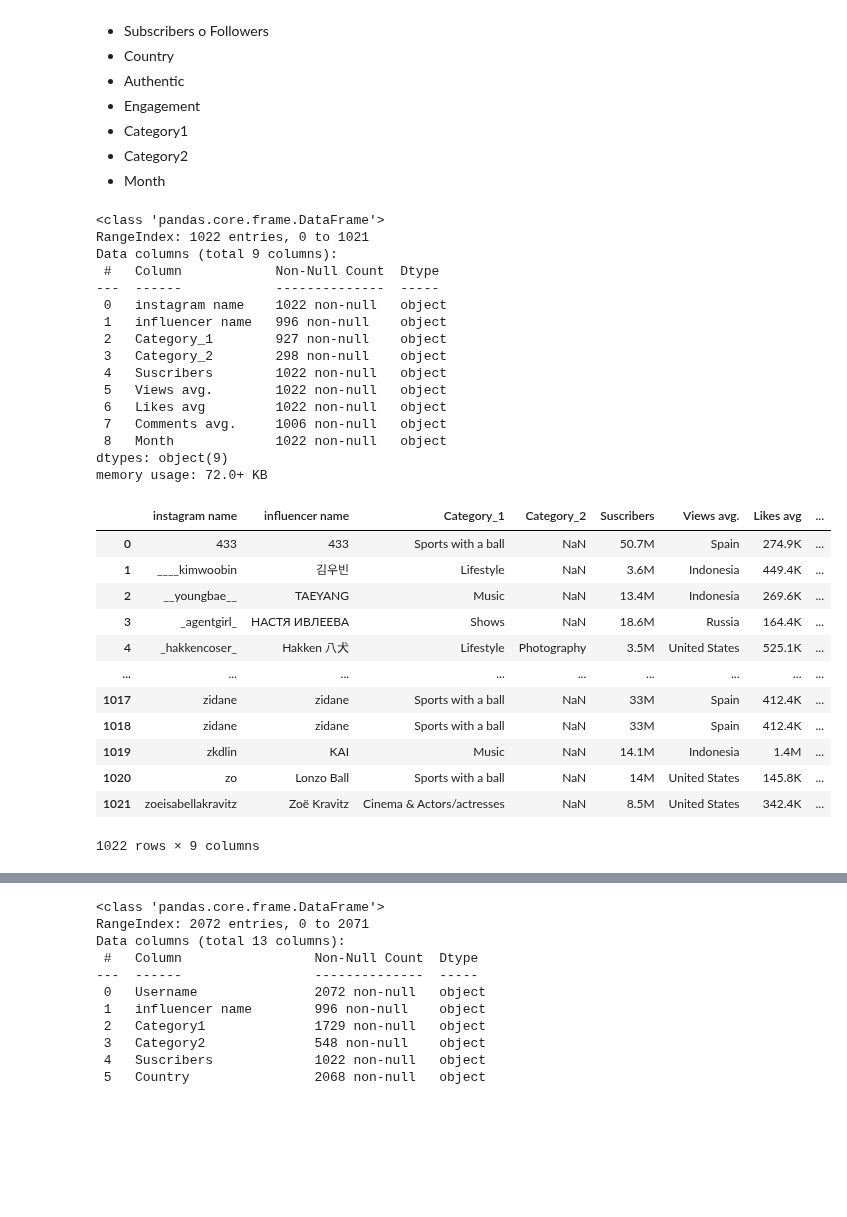
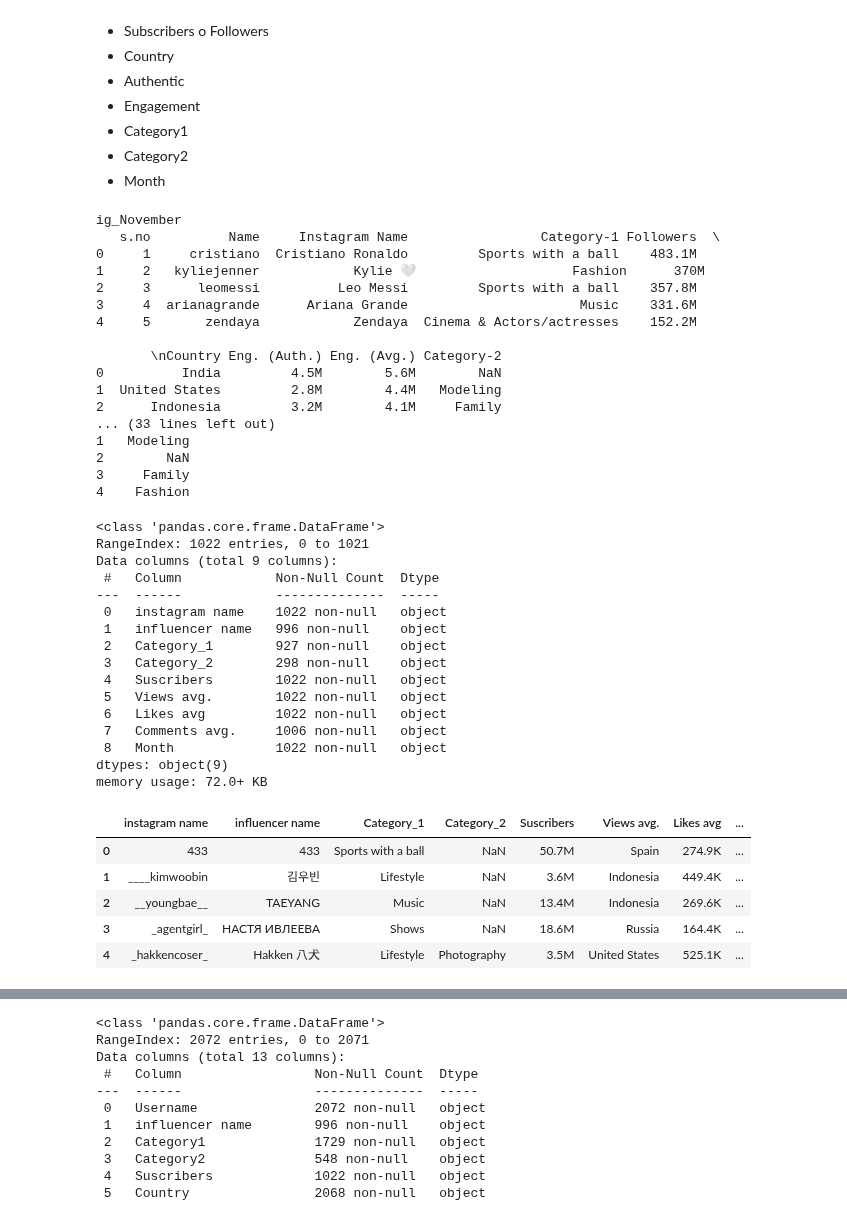
Before and after one commit to MarioChvx/ciencia_de_datos_PAMBAZO, a Jupyter notebook: proyectos/Proyecto4/socialnetworks.ipynb, the cells around one changed output, grey strips where cells are left out. Drawn from its saved outputs; the diff is of its cells as text; code cells hidden in the pictures; blank space fills up the shorter version.

```diff
--- a/proyectos/Proyecto4/socialnetworks.ipynb
+++ b/proyectos/Proyecto4/socialnetworks.ipynb
@@ -26,38 +40,56 @@ Instagram:
+# %%
+for name, df in ig.items():
+    print(name)
+    print(df.head())
+# %% [output]
+ig_November
+   s.no          Name     Instagram Name                 Category-1 Followers  \
+0     1     cristiano  Cristiano Ronaldo         Sports with a ball    483.1M
+1     2   kyliejenner            Kylie 🤍                    Fashion      370M
+2     3      leomessi          Leo Messi         Sports with a ball    357.8M
+3     4  arianagrande      Ariana Grande                      Music    331.6M
+4     5       zendaya            Zendaya  Cinema & Actors/actresses    152.2M
+
+       \nCountry Eng. (Auth.) Eng. (Avg.) Category-2
+0          India         4.5M        5.6M        NaN
+1  United States         2.8M        4.4M   Modeling
+2      Indonesia         3.2M        4.1M     Family
+... (33 lines left out)
+1   Modeling
+2        NaN
+3     Family
+4    Fashion
 # %%
-ig_june= pd.read_csv('DATA/instagramjune2022.csv')
-ig_june = ig_june.assign(Month='June')
-ig_june = ig_june.rename(columns={'Subscribers count': 'Suscribers', 'influencer name': 'Name'})
+ig_june = pd.read_csv('DATA/instagramjune2022.csv')
+ig_june = (
+    ig_june
+    .assign(Month='June')
+    .rename(columns={'Subscribers count': 'Suscribers', 'influencer name': 'Name'})
+    )
 
 ig_june.info()
-ig_june
+ig_june.head()
 # %% [output]
 <class 'pandas.core.frame.DataFrame'>
 RangeIndex: 1022 entries, 0 to 1021
 Data columns (total 9 columns):
  #   Column            Non-Null Count  Dtype
 ---  ------            --------------  -----
  0   instagram name    1022 non-null   object
  1   influencer name   996 non-null    object
  2   Category_1        927 non-null    object
  3   Category_2        298 non-null    object
  4   Suscribers        1022 non-null   object
  5   Views avg.        1022 non-null   object
  6   Likes avg         1022 non-null   object
  7   Comments avg.     1006 non-null   object
  8   Month             1022 non-null   object
 dtypes: object(9)
 memory usage: 72.0+ KB
 |  | instagram name | influencer name | Category_1 | Category_2 | Suscribers | Views avg. | Likes avg | ... |
 | 0 | 433 | 433 | Sports with a ball | NaN | 50.7M | Spain | 274.9K | ... |
 | 1 | ____kimwoobin | 김우빈 | Lifestyle | NaN | 3.6M | Indonesia | 449.4K | ... |
 | 2 | __youngbae__ | TAEYANG | Music | NaN | 13.4M | Indonesia | 269.6K | ... |
 | 3 | _agentgirl_ | НАСТЯ ИВЛЕЕВА | Shows | NaN | 18.6M | Russia | 164.4K | ... |
 | 4 | _hakkencoser_ | Hakken 八犬 | Lifestyle | Photography | 3.5M | United States | 525.1K | ... |
-| ... | ... | ... | ... | ... | ... | ... | ... | ... |
-| 1017 | zidane | zidane | Sports with a ball | NaN | 33M | Spain | 412.4K | ... |
-| 1018 | zidane | zidane | Sports with a ball | NaN | 33M | Spain | 412.4K | ... |
-| 1019 | zkdlin | KAI | Music | NaN | 14.1M | Indonesia | 1.4M | ... |
-| 1020 | zo | Lonzo Ball | Sports with a ball | NaN | 14M | United States | 145.8K | ... |
-| 1021 | zoeisabellakravitz | Zoë Kravitz | Cinema & Actors/actresses | NaN | 8.5M | United States | 342.4K | ... |
-1022 rows × 9 columns
 # %%
```
Also changed, not shown: parts of 5 cells of this notebook.
